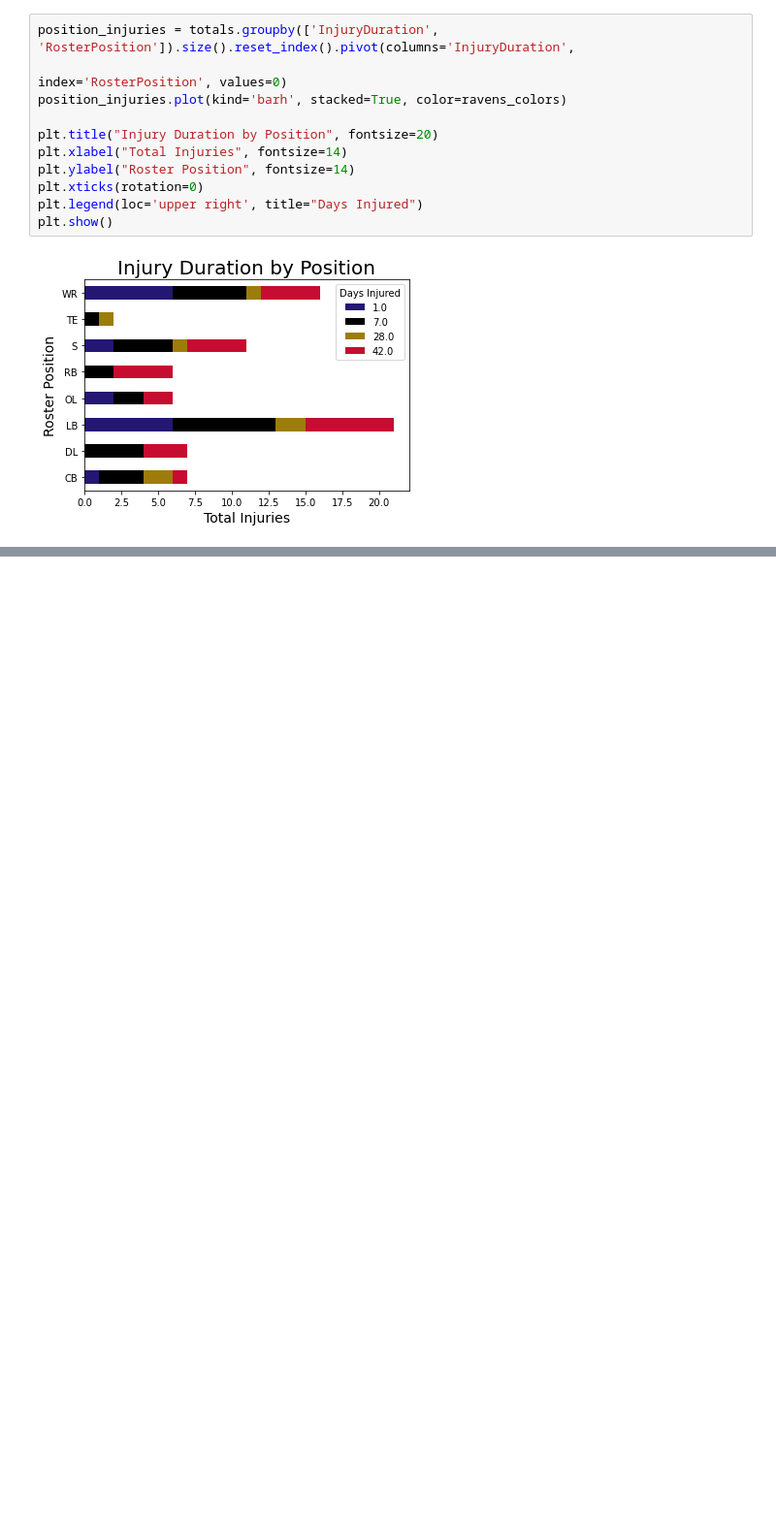
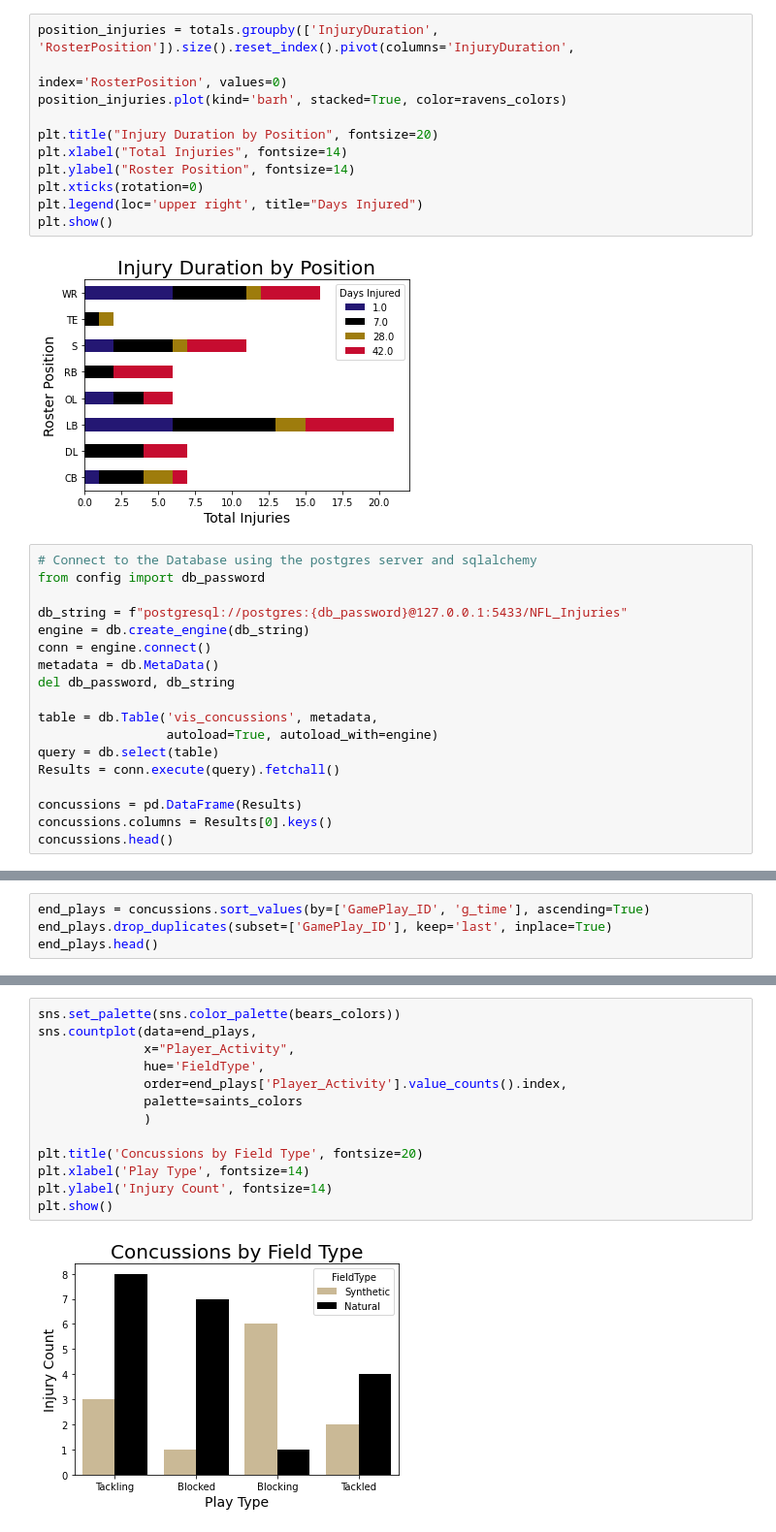
Before and after one commit to FreshOats/NFL_Injury_Analytics, a Jupyter notebook: Post_Analysis/Post_Analysis_Visualizations.ipynb, the cells around one changed output, grey strips where cells are left out. Shown at 97% size. Cells and saved outputs as stored; diff of their text form; blank space fills up the shorter version.

```diff
--- a/Post_Analysis/Post_Analysis_Visualizations.ipynb
+++ b/Post_Analysis/Post_Analysis_Visualizations.ipynb
@@ -171,3 +188,21 @@ plt.legend(loc='upper right', title="Days Injured")
 plt.show()
 # %% [output]
 [figure]
+# %%
+# Connect to the Database using the postgres server and sqlalchemy
+from config import db_password
+
+db_string = f"postgresql://postgres:{db_password}@127.0.0.1:5433/NFL_Injuries"
+engine = db.create_engine(db_string)
+conn = engine.connect()
+metadata = db.MetaData()
+del db_password, db_string
+
+table = db.Table('vis_concussions', metadata,
+                 autoload=True, autoload_with=engine)
+query = db.select(table)
+Results = conn.execute(query).fetchall()
+
+concussions = pd.DataFrame(Results)
+concussions.columns = Results[0].keys()
+concussions.head()
@@ -173,0 +216,4 @@ plt.show()
+# %%
+end_plays = concussions.sort_values(by=['GamePlay_ID', 'g_time'], ascending=True)
+end_plays.drop_duplicates(subset=['GamePlay_ID'], keep='last', inplace=True)
+end_plays.head()
@@ -173,0 +227,15 @@ plt.show()
+# %%
+sns.set_palette(sns.color_palette(bears_colors))
+sns.countplot(data=end_plays,
+              x="Player_Activity",
+              hue='FieldType',
+              order=end_plays['Player_Activity'].value_counts().index,
+              palette=saints_colors
+              )
+
+plt.title('Concussions by Field Type', fontsize=20)
+plt.xlabel('Play Type', fontsize=14)
+plt.ylabel('Injury Count', fontsize=14)
+plt.show()
+# %% [output]
+[figure, added]
```
Also changed, not shown: parts of 15 cells of this notebook, 18 other files.
